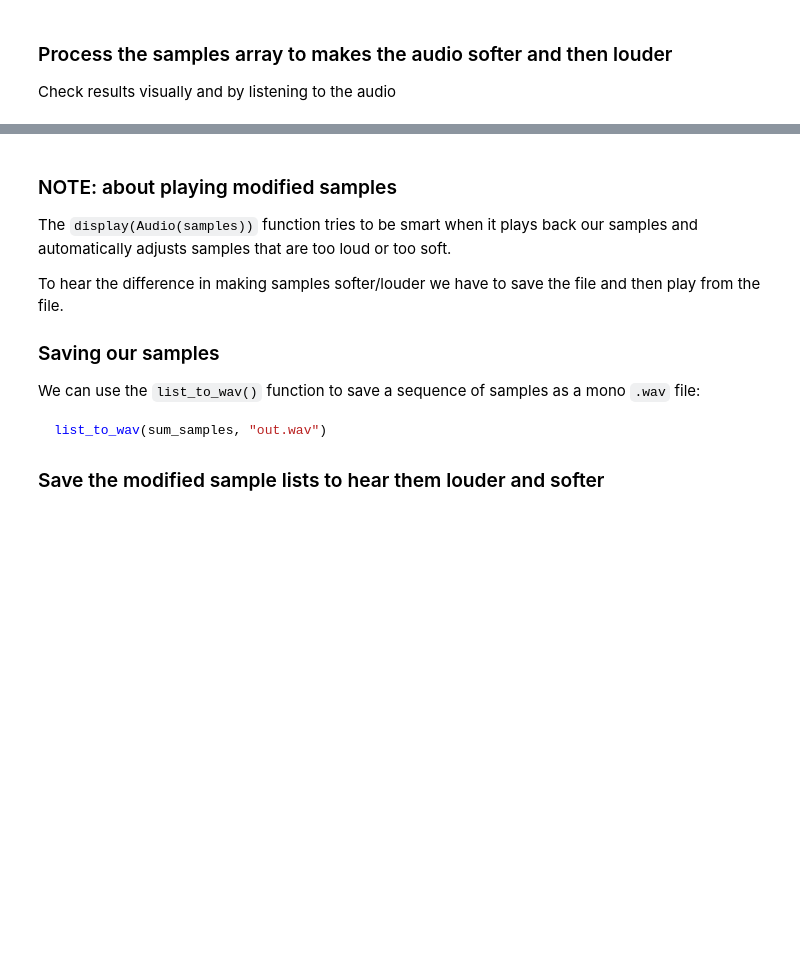
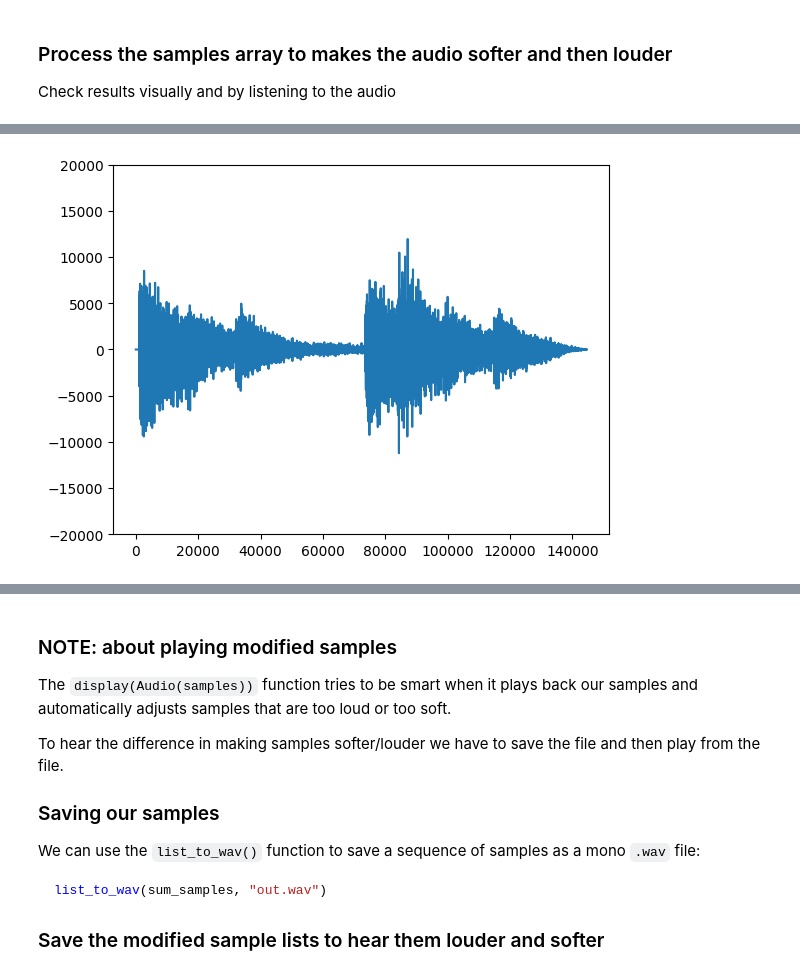
Before and after one commit to natatnyu/Week4, a Jupyter notebook: WK04.ipynb, the cells around one changed output, grey strips where cells are left out. Drawn from its saved outputs; the diff is of its cells as text; code cells hidden in the pictures; blank space fills up the shorter version.

```diff
--- a/WK04.ipynb
+++ b/WK04.ipynb
@@ -63,8 +93,11 @@ display(Audio(sound_file_path))
 # %%
 # TODO: make samples softer
 
 softer_samples = [s/2 for s in my_samples]
 
 plt.plot(softer_samples)
 plt.ylim([-20000, 20000])
 plt.show()
+display(Audio(sound_file_path))
+# %% [output]
+[figure, added]
```
Also changed, not shown: parts of 6 cells of this notebook.
